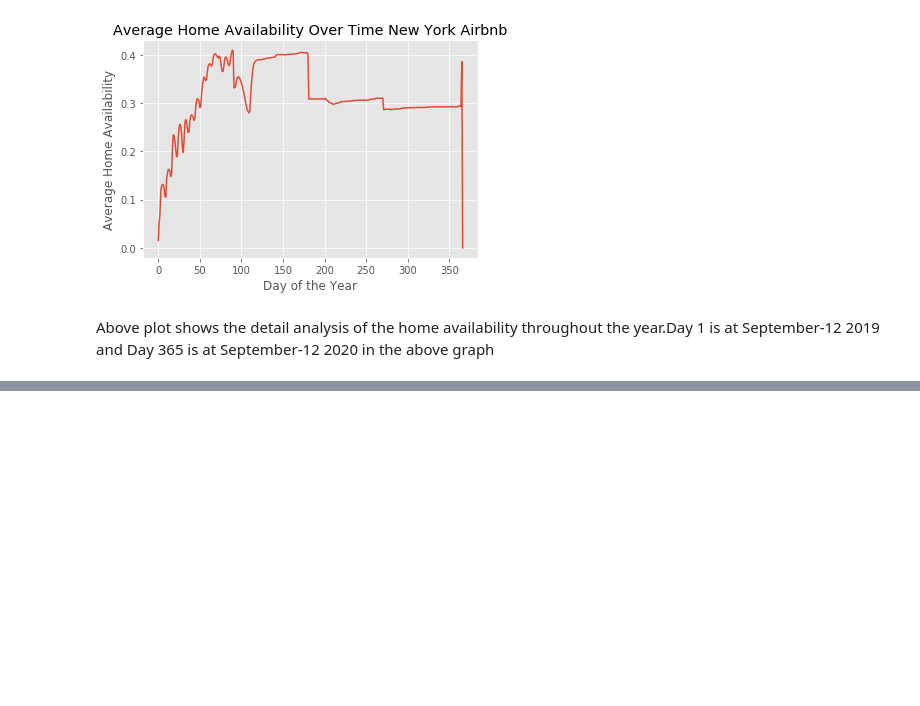
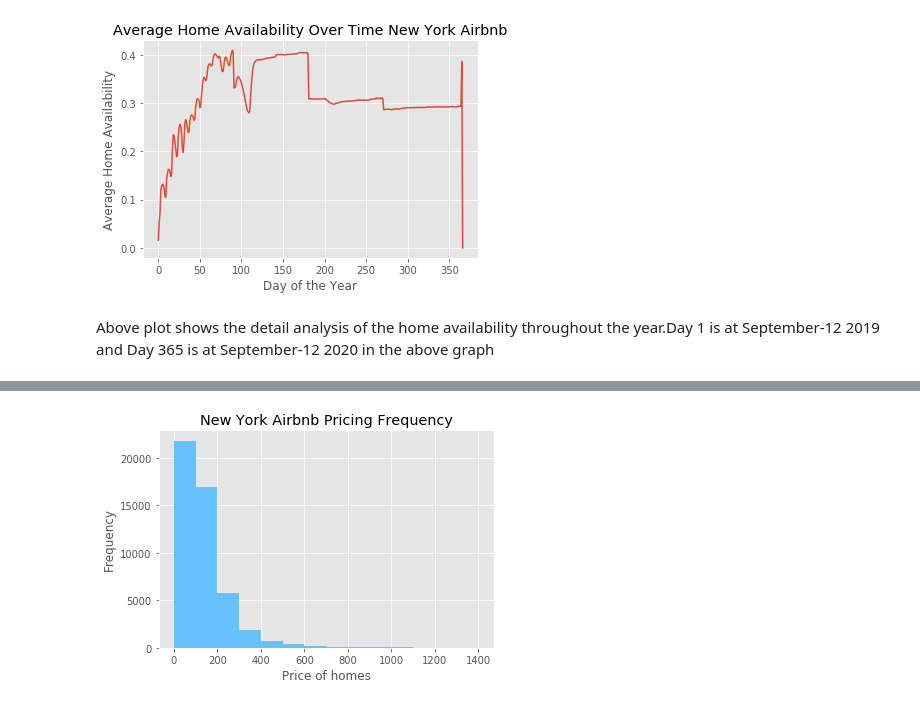
Before and after one commit to amitborkar98/AIRBNB-NewYork, a Jupyter notebook: analysis.ipynb, the cells around one changed output, grey strips where cells are left out. Drawn from its saved outputs; the diff is of its cells as text; code cells hidden in the pictures; blank space fills up the shorter version.

```diff
--- a/analysis.ipynb
+++ b/analysis.ipynb
@@ -182,0 +181,8 @@ calendar.date.max()
+# %%
+#plotting frequency of the pricing in the data
+plt.hist(data = listings , x='price',color = '#66c2ff',  bins=np.arange(0,1500,100));
+plt.title('New York Airbnb Pricing Frequency');
+plt.xlabel('Price of homes');
+plt.ylabel('Frequency');
+# %% [output]
+[figure, added]
```
Also changed, not shown: parts of 9 cells of this notebook.
